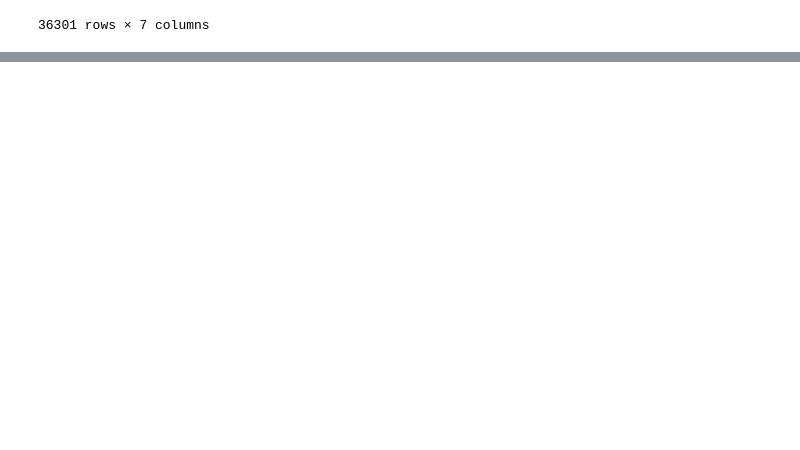
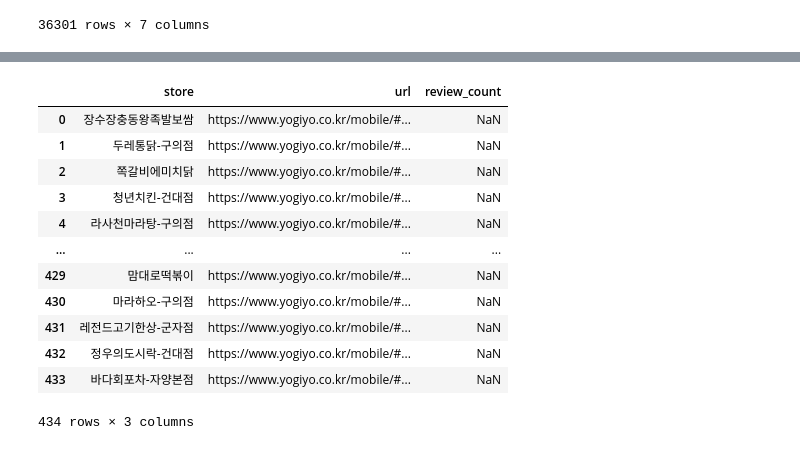
Before and after one commit to zissuuo/yogiyo_crawling, a Jupyter notebook: dataset/na_counting.ipynb, the cells around one changed output, grey strips where cells are left out. Cells and saved outputs as stored; diff of their text form; code cells hidden in the pictures; blank space fills up the shorter version.

Commit message:
review_concat

```diff
--- a/dataset/na_counting.ipynb
+++ b/dataset/na_counting.ipynb
@@ -99,0 +110,17 @@ review_na['url'].to_list()
+# %%
+review_na1 = pd.read_csv('review_na.csv', index_col=0)
+review_na1
+# %% [output]
+|  | store | url | review_count |
+| 0 | 장수장충동왕족발보쌈 | https://www.yogiyo.co.kr/mobile/#... | NaN |
+| 1 | 두레통닭-구의점 | https://www.yogiyo.co.kr/mobile/#... | NaN |
+| 2 | 쪽갈비에미치닭 | https://www.yogiyo.co.kr/mobile/#... | NaN |
+| 3 | 청년치킨-건대점 | https://www.yogiyo.co.kr/mobile/#... | NaN |
+| 4 | 라사천마라탕-구의점 | https://www.yogiyo.co.kr/mobile/#... | NaN |
+| ... | ... | ... | ... |
+| 429 | 맘대로떡볶이 | https://www.yogiyo.co.kr/mobile/#... | NaN |
+| 430 | 마라하오-구의점 | https://www.yogiyo.co.kr/mobile/#... | NaN |
+| 431 | 레전드고기한상-군자점 | https://www.yogiyo.co.kr/mobile/#... | NaN |
+| 432 | 정우의도시락-건대점 | https://www.yogiyo.co.kr/mobile/#... | NaN |
+| 433 | 바다회포차-자양본점 | https://www.yogiyo.co.kr/mobile/#... | NaN |
+434 rows × 3 columns
```
Also changed, not shown: parts of 6 cells of this notebook, 2 other files.
